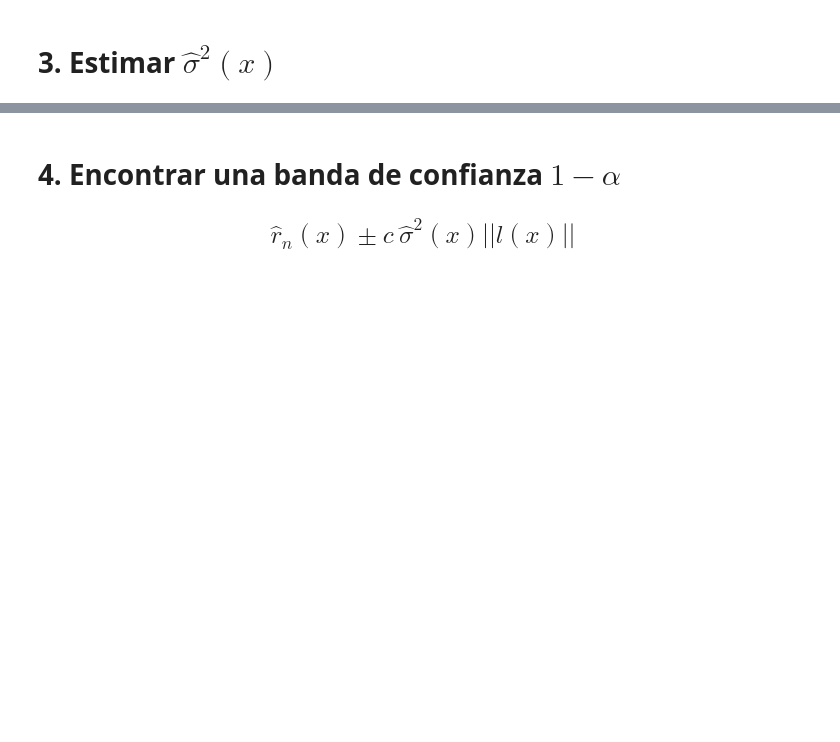
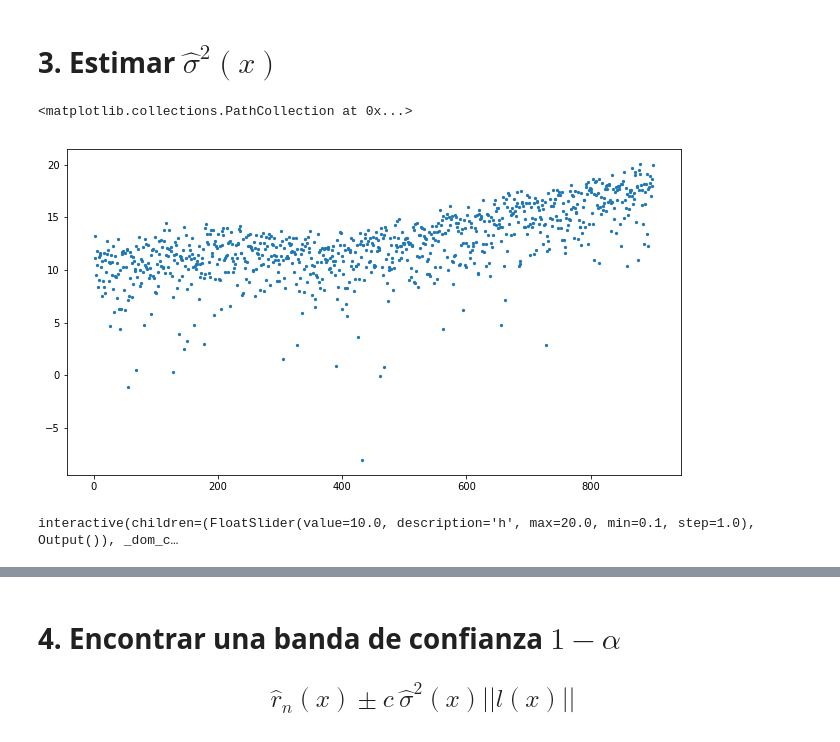
Before and after one commit to Viridianalr/Estadistica-III-2019, a Jupyter notebook: Código python/Suavizamiento.ipynb, the cells around one changed output, grey strips where cells are left out. Saved outputs shown, nothing was run; the diff lists cells and outputs as text; code cells hidden in the pictures; blank space fills up the shorter version.

```diff
--- a/Código python/Suavizamiento.ipynb
+++ b/Código python/Suavizamiento.ipynb
@@ -103,2 +70,9 @@ p = 3
 # %% [markdown]
 # 3. Estimar $\hat{\sigma}^{2}(x)$
+# %%
+Z = [ma.log((rn(X[i],hop)- Y[i])**2) for i in range(n)]
+plt.figure(figsize=(11,6))
+plt.scatter(X,Z,s=5)
+# %% [output]
+<matplotlib.collections.PathCollection at 0x...>
+[figure, added]
@@ -104,0 +85,12 @@ p = 3
+# %%
+@interact(h=widgets.FloatSlider(
+    value=10,
+    min=0.1,
+    max=20,
+    step=1))
+def ploting(h):
+    plt.figure(figsize=(11,6))
+    plt.scatter(X,Z,s=5)
+    plt.plot(np.arange(0.1,900,5),[qn(x,h) for x in np.arange(0.1,900,5)],color='red')
+# %% [output]
+interactive(children=(FloatSlider(value=10.0, description='h', max=20.0, min=0.1, step=1.0), Output()), _dom_c…
```
Also changed, not shown: parts of 14 cells of this notebook.
